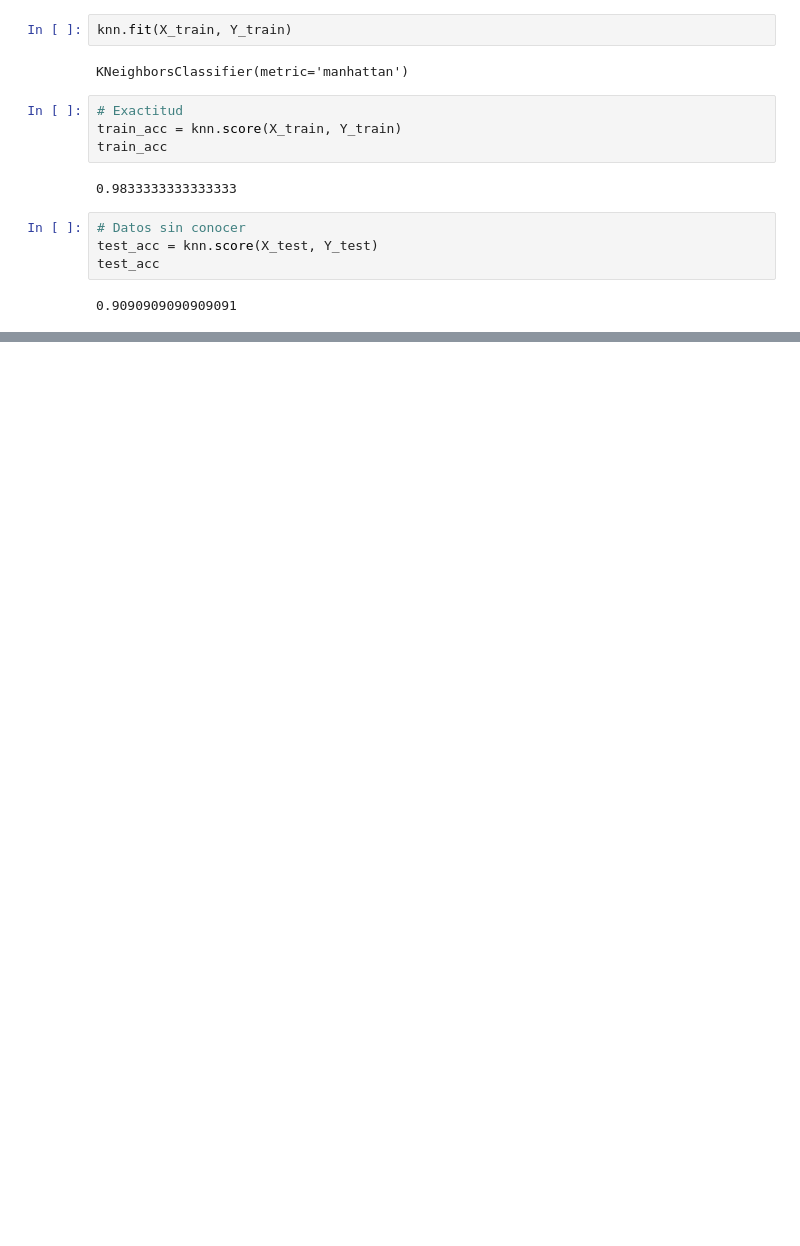
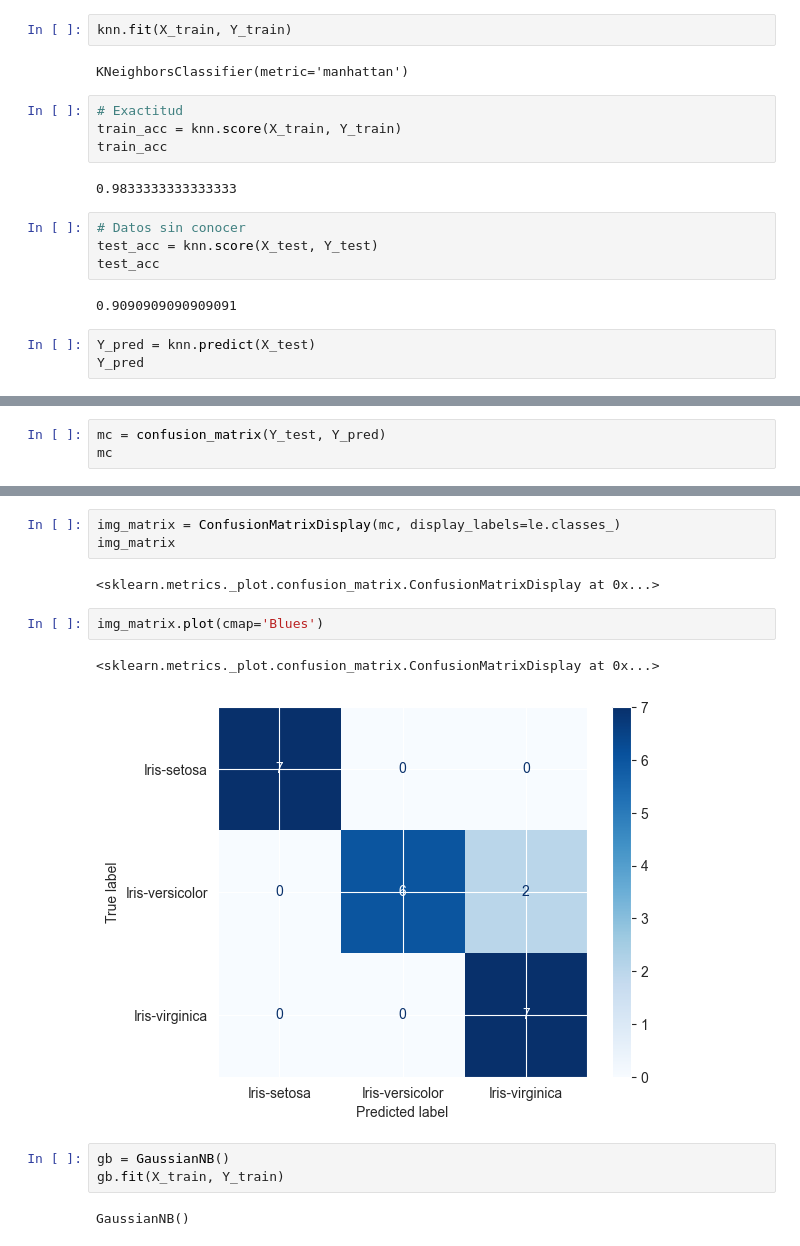
Before and after one commit to EngineeringSebastian-s/EvolutionaryComputation, a Jupyter notebook: Iris/AnalyticsIris.ipynb, the cells around one changed output, grey strips where cells are left out. Drawn from its saved outputs; the diff is of its cells as text; blank space fills up the shorter version.

```diff
--- a/Iris/AnalyticsIris.ipynb
+++ b/Iris/AnalyticsIris.ipynb
@@ -356,3 +360,6 @@ test_acc = knn.score(X_test, Y_test)
 test_acc
 # %% [output]
 0.9090909090909091
+# %%
+Y_pred = knn.predict(X_test)
+Y_pred
@@ -358,0 +372,3 @@ test_acc
+# %%
+mc = confusion_matrix(Y_test, Y_pred)
+mc
@@ -358,0 +412,15 @@ test_acc
+# %%
+img_matrix = ConfusionMatrixDisplay(mc, display_labels=le.classes_)
+img_matrix
+# %% [output]
+<sklearn.metrics._plot.confusion_matrix.ConfusionMatrixDisplay at 0x...>
+# %%
+img_matrix.plot(cmap='Blues')
+# %% [output]
+<sklearn.metrics._plot.confusion_matrix.ConfusionMatrixDisplay at 0x...>
+[figure, added]
+# %%
+gb = GaussianNB()
+gb.fit(X_train, Y_train)
+# %% [output]
+GaussianNB()
```
Also changed, not shown: parts of 20 cells of this notebook.
